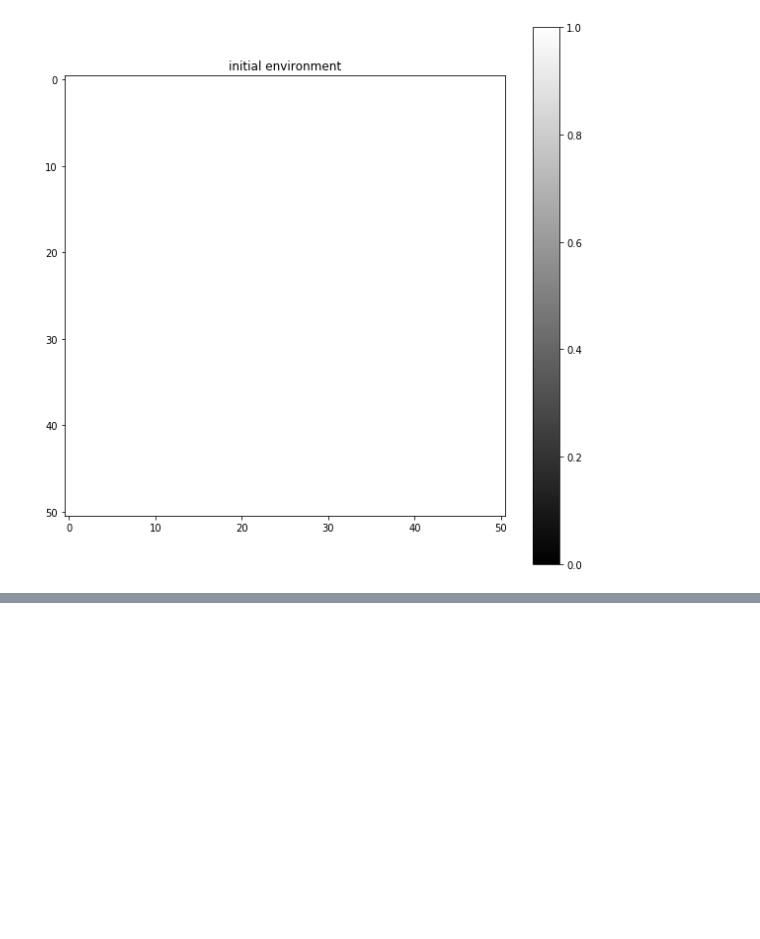
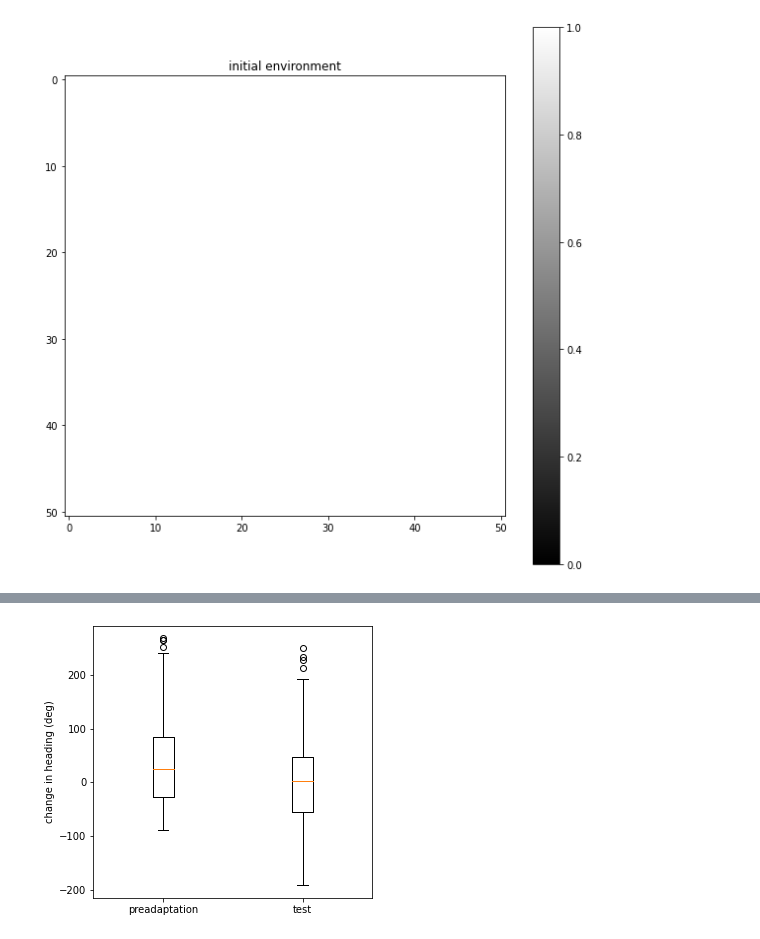
Before and after one commit to diptodip/brightfish, a Jupyter notebook: experiments/partitioned_halves.ipynb, the cells around one changed output, grey strips where cells are left out. Cells and saved outputs as stored; diff of their text form; code cells hidden in the pictures; blank space fills up the shorter version.

```diff
--- a/experiments/partitioned_halves.ipynb
+++ b/experiments/partitioned_halves.ipynb
@@ -244,0 +256,20 @@ plt.show()
+# %%
+# perform fig 2j-k black/white to gray/white study for binocular fish
+binocular_params = []
+for fi in range(100):
+    partitioned_halves.reset()
+    f = fish.BinocularFish(np.pi/2, (25, 25), static=False, set_point=0.5, max_diff=0.75, learning_rate=1e-2, p_move=0.2, move_dist={'mu': 5.0, 'sigma': 1.0})
+    binocular_params.append(f.run(partitioned_halves, 550))
+# %%
+heading_degrees = [np.degrees(fp['heading']) for fp in binocular_params]
+turn_angle_degrees = [np.degrees(fp['theta']) for fp in binocular_params]
+preadaptation_cumulative_degrees = [fp[6] - fp[0] for fp in heading_degrees]
+test_cumulative_degrees = [fp[507] - fp[502] for fp in heading_degrees]
+# %%
+fig = plt.figure(figsize=(5, 5))
+plt.boxplot([preadaptation_cumulative_degrees, test_cumulative_degrees])
+plt.ylabel('change in heading (deg)')
+plt.xticks([1, 2], ['preadaptation', 'test'])
+plt.show()
+# %% [output]
+[figure, added]
```
Also changed, not shown: parts of 11 cells of this notebook.
